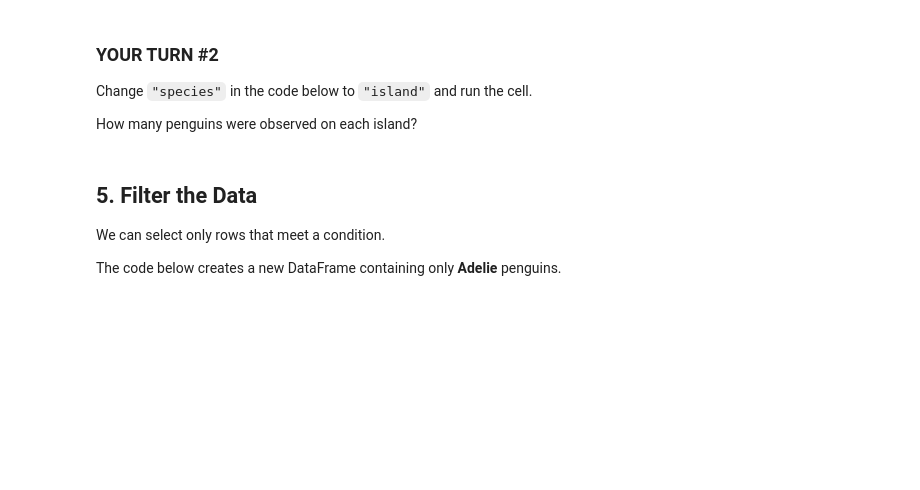
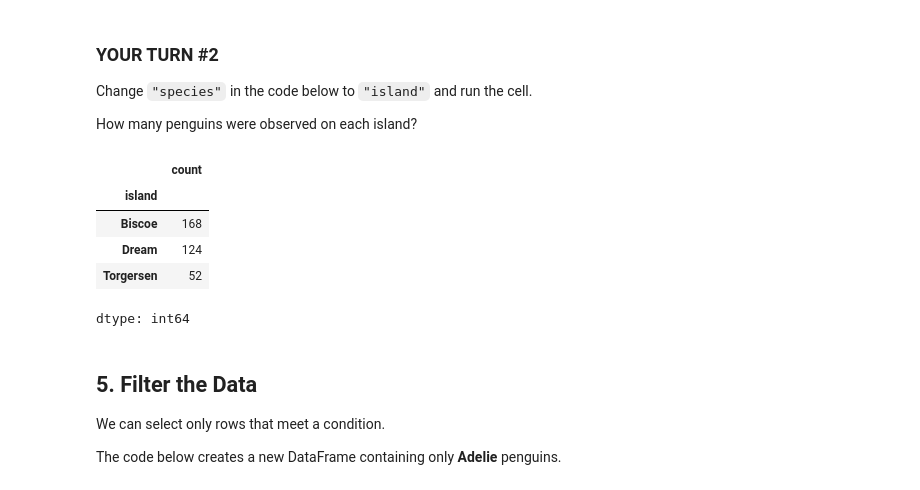
Before and after one commit to Knguyen351/CIS-3400-Advanced-Programming-Kevin-Nguyen, a Jupyter notebook: cis3400_week1_colab_quick_start_penguins_ml.ipynb, the cells around one changed output. Cells and saved outputs as stored; diff of their text form; code cells hidden in the pictures; blank space fills up the shorter version.

```diff
--- a/cis3400_week1_colab_quick_start_penguins_ml.ipynb
+++ b/cis3400_week1_colab_quick_start_penguins_ml.ipynb
@@ -92,7 +118,14 @@ Change `"species"` in the code below to `"island"` and run the cell.
 
 How many penguins were observed on each island?
 # %%
-df["species"].value_counts()
+df["island"].value_counts()
+# %% [output]
+|  | count |
+| island |  |
+| Biscoe | 168 |
+| Dream | 124 |
+| Torgersen | 52 |
+dtype: int64
 # %% [markdown]
 ## 5. Filter the Data
 
```
Also changed, not shown: parts of 30 cells of this notebook.
